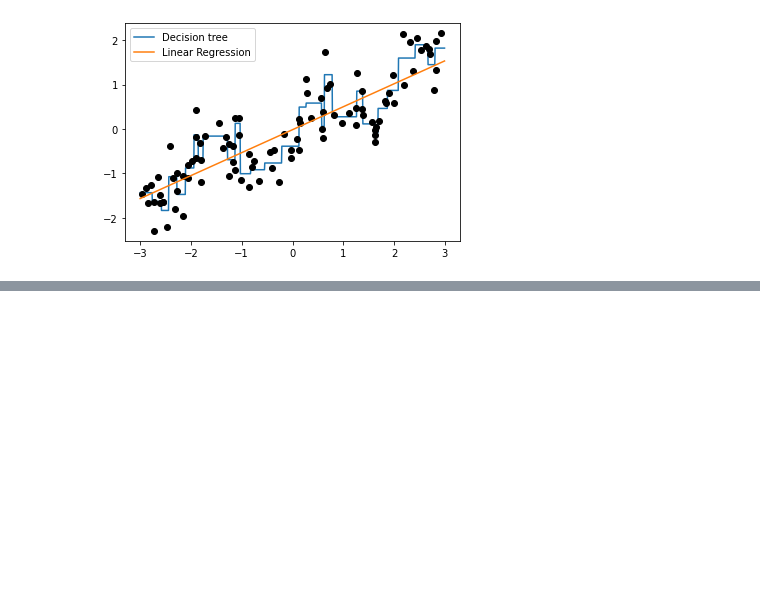
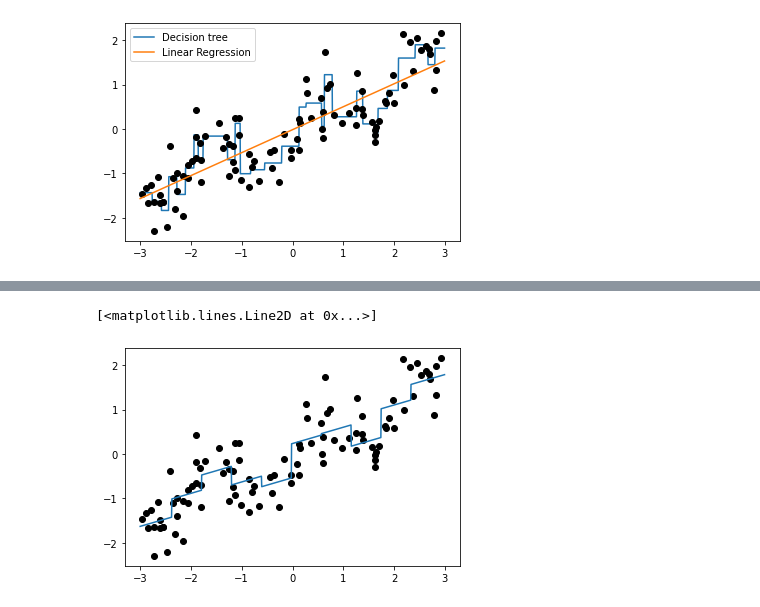
Before and after one commit to JeanMichelDeveloper/Training, a Jupyter notebook: Build_regression_and_discretizer_models.ipynb, the cells around one changed output, grey strips where cells are left out. Drawn from its saved outputs; the diff is of its cells as text; code cells hidden in the pictures; blank space fills up the shorter version.

```diff
--- a/Build_regression_and_discretizer_models.ipynb
+++ b/Build_regression_and_discretizer_models.ipynb
@@ -88,0 +185,8 @@ plt.legend()
+# %%
+#stack data
+
+X_stacked = numpy.hstack([X, X_binned])
+
+X_test_stacked = numpy.hstack([X_test, X_test_binned])
+
+print(X_stacked)
@@ -88,0 +207,16 @@ plt.legend()
+# %%
+#use linear regression model on stacked data
+model = LinearRegression()
+
+model.fit(X_stacked, y)
+
+results = model.predict(X_test_stacked)
+# %%
+#plot results
+
+plt.plot(X[:, 0], y, 'o', c='k')
+
+plt.plot(X_test, results)
+# %% [output]
+[<matplotlib.lines.Line2D at 0x...>]
+[figure, added]
```
Also changed, not shown: parts of 11 cells of this notebook.
